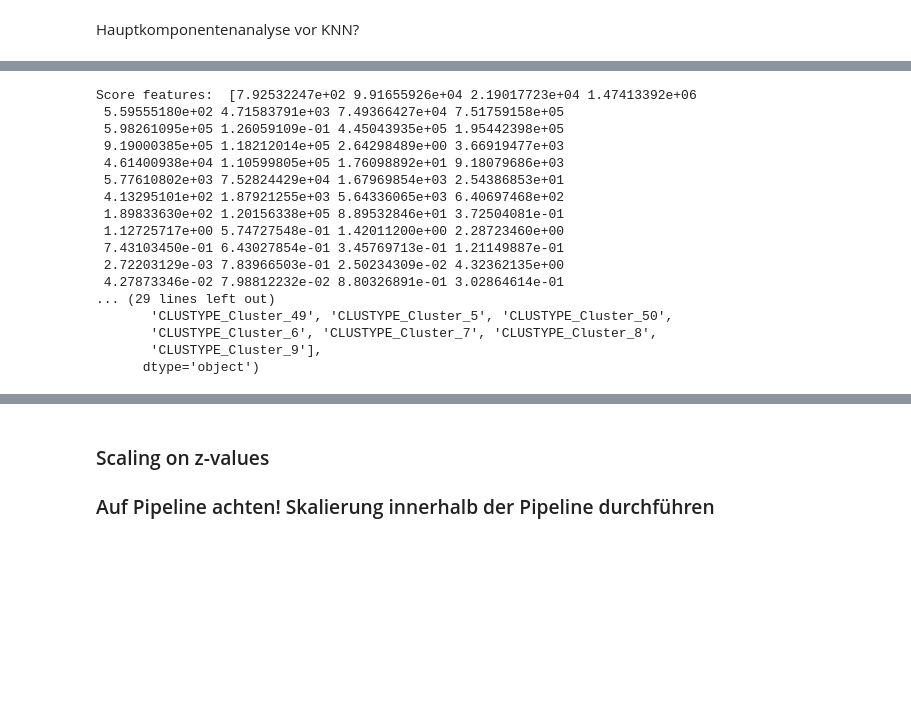
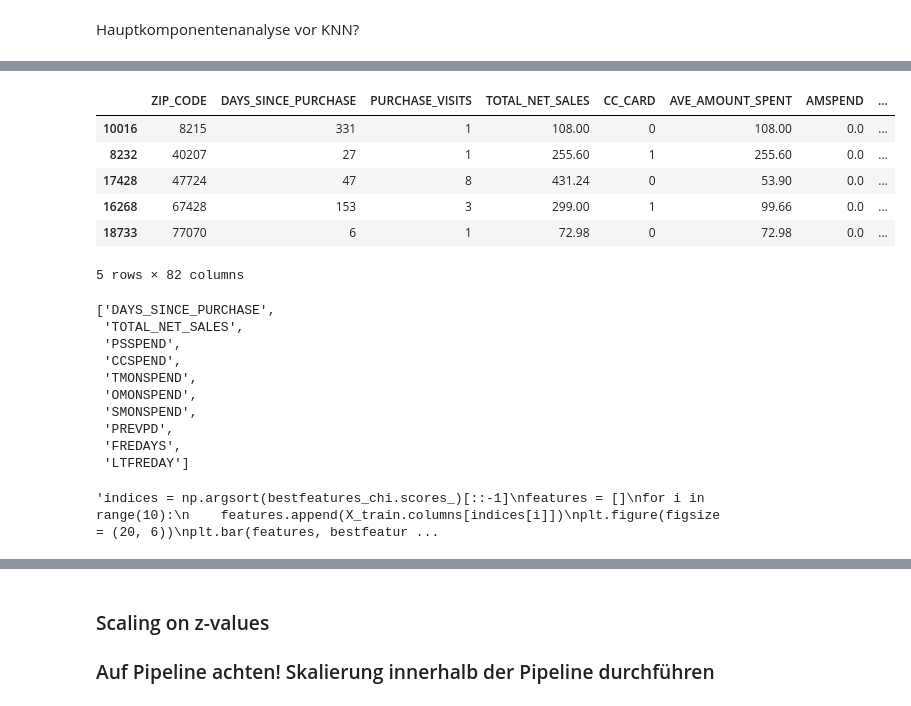
Before and after one commit to Konsti-Boegel/anwendungsfelderBusinessAnalytics, a Jupyter notebook: k_nearst_neighbor.ipynb, the cells around one changed output, grey strips where cells are left out. Drawn from its saved outputs; the diff is of its cells as text; code cells hidden in the pictures; blank space fills up the shorter version.

```diff
--- a/k_nearst_neighbor.ipynb
+++ b/k_nearst_neighbor.ipynb
@@ -57,25 +68,38 @@ df = pd.read_csv(path, sep=';', decimal=',')
 # %%
 X_train, X_test_2, y_train, y_test_2, X_test_1, y_test_1 = split_train_test(df)
+# %%
+X_train.head()
+# %% [output]
+|  | ZIP_CODE | DAYS_SINCE_PURCHASE | PURCHASE_VISITS | TOTAL_NET_SALES | CC_CARD | AVE_AMOUNT_SPENT | AMSPEND | ... |
+| 10016 | 8215 | 331 | 1 | 108.00 | 0 | 108.00 | 0.0 | ... |
+| 8232 | 40207 | 27 | 1 | 255.60 | 1 | 255.60 | 0.0 | ... |
+| 17428 | 47724 | 47 | 8 | 431.24 | 0 | 53.90 | 0.0 | ... |
+| 16268 | 67428 | 153 | 3 | 299.00 | 1 | 99.66 | 0.0 | ... |
+| 18733 | 77070 | 6 | 1 | 72.98 | 0 | 72.98 | 0.0 | ... |
+5 rows × 82 columns
 # %%
-bestfeatures_chi = SelectKBest(chi2, k=10).fit(X_train,y_train)
-print("Score features: ", bestfeatures_chi.scores_)
-print("Columns: ", X_train.columns)
+skBest_chi = SelectKBest(chi2, k=10)
+bestfeatures_chi = skBest_chi.fit(X_train,y_train)
+X_train.columns[bestfeatures_chi.get_support(indices=True)].tolist()
 # %% [output]
-Score features:  [7.92532247e+02 9.91655926e+04 2.19017723e+04 1.47413392e+06
- 5.59555180e+02 4.71583791e+03 7.49366427e+04 7.51759158e+05
- 5.98261095e+05 1.26059109e-01 4.45043935e+05 1.95442398e+05
- 9.19000385e+05 1.18212014e+05 2.64298489e+00 3.66919477e+03
- 4.61400938e+04 1.10599805e+05 1.76098892e+01 9.18079686e+03
- 5.77610802e+03 7.52824429e+04 1.67969854e+03 2.54386853e+01
- 4.13295101e+02 1.87921255e+03 5.64336065e+03 6.40697468e+02
- 1.89833630e+02 1.20156338e+05 8.89532846e+01 3.72504081e-01
- 1.12725717e+00 5.74727548e-01 1.42011200e+00 2.28723460e+00
- 7.43103450e-01 6.43027854e-01 3.45769713e-01 1.21149887e-01
- 2.72203129e-03 7.83966503e-01 2.50234309e-02 4.32362135e+00
- 4.27873346e-02 7.98812232e-02 8.80326891e-01 3.02864614e-01
-... (29 lines left out)
-       'CLUSTYPE_Cluster_49', 'CLUSTYPE_Cluster_5', 'CLUSTYPE_Cluster_50',
-       'CLUSTYPE_Cluster_6', 'CLUSTYPE_Cluster_7', 'CLUSTYPE_Cluster_8',
-       'CLUSTYPE_Cluster_9'],
-      dtype='object')
+['DAYS_SINCE_PURCHASE',
+ 'TOTAL_NET_SALES',
+ 'PSSPEND',
+ 'CCSPEND',
+ 'TMONSPEND',
+ 'OMONSPEND',
+ 'SMONSPEND',
+ 'PREVPD',
+ 'FREDAYS',
+ 'LTFREDAY']
+# %%
+"""indices = np.argsort(bestfeatures_chi.scores_)[::-1]
+features = []
+for i in range(10):
+    features.append(X_train.columns[indices[i]])
+plt.figure(figsize = (20, 6))
+plt.bar(features, bestfeatures_chi.scores_[indices[range(10)]], color = "r", align="center")
+plt.show()"""
+# %% [output]
+'indices = np.argsort(bestfeatures_chi.scores_)[::-1]\nfeatures = []\nfor i in range(10):\n    features.append(X_train.columns[indices[i]])\nplt.figure(figsize = (20, 6))\nplt.bar(features, bestfeatur ...
 # %%
```
Also changed, not shown: parts of 8 cells of this notebook, 1 other file.
